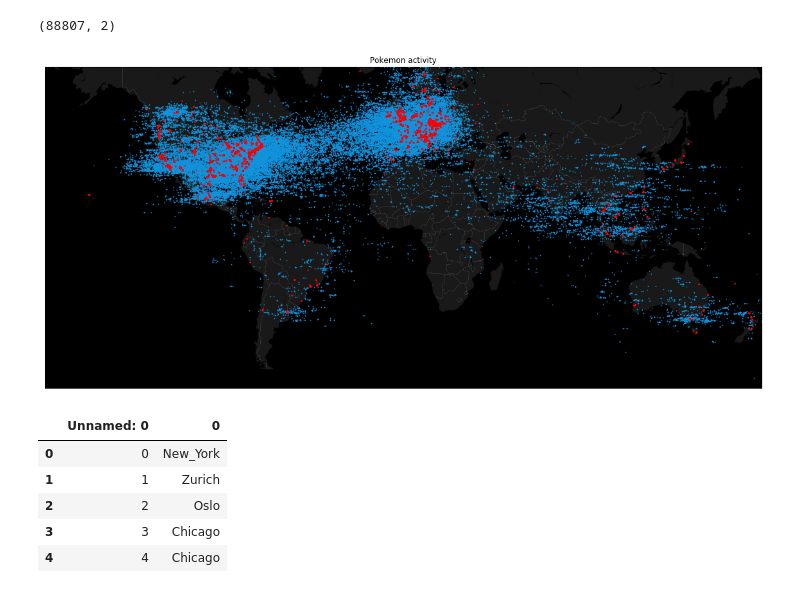
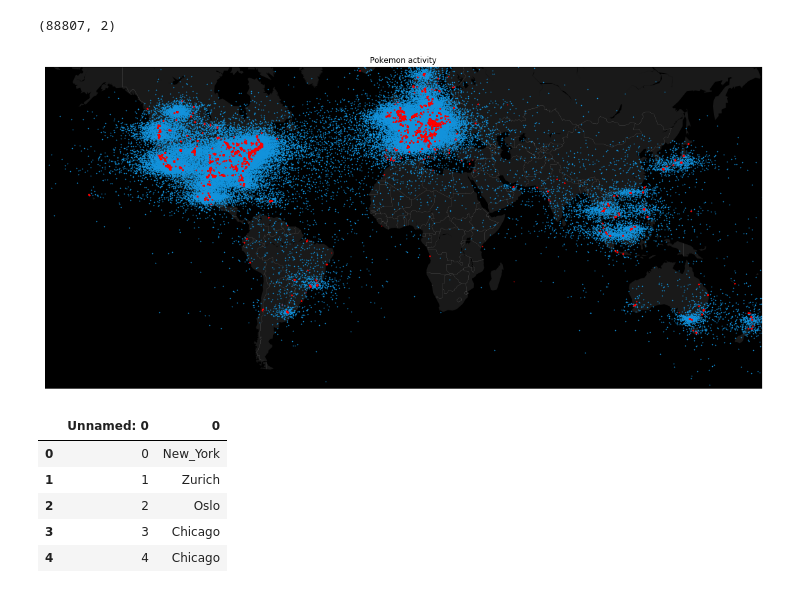
Before and after one commit to tingyuli96/pokemonCatch, a Jupyter notebook: FeatureExtraction/FeatureSelection-Tingyu.ipynb, the cells around one changed output. Saved outputs shown, nothing was run; the diff lists cells and outputs as text; code cells hidden in the pictures.

Commit message:
plot

```diff
--- a/FeatureExtraction/FeatureSelection-Tingyu.ipynb
+++ b/FeatureExtraction/FeatureSelection-Tingyu.ipynb
@@ -130,6 +130,9 @@ predict_latitude = pd.read_csv("../Result/predict_latitude.csv")
 predict_longitude = pd.read_csv("../Result/predict_longitude.csv")
 true_latitude = pd.read_csv("../Result/true_latitude.csv")
 true_longitude = pd.read_csv("../Result/true_longitude.csv")
+# %%
+predict_latitude_q = pd.read_csv("../Result/latitude_result.csv")
+predict_longitude_q = pd.read_csv("../Result/longitude_result.csv")
 # %%
 predict_latitude.head()
 # %% [output]
@@ -181,36 +184,37 @@ m1 = Basemap(projection='merc',
              urcrnrlat=65,
              llcrnrlon=-180,
              urcrnrlon=180,
              lat_ts=0,
              resolution='c')
 
 
 m1.fillcontinents(color='#191919',lake_color='#000000') # dark grey land, black lakes
 m1.drawmapboundary(fill_color='#000000')                # black background
 m1.drawcountries(linewidth=0.1, color="w")              # thin white line for country borders
 
 # Plot the data
 x, y = m1(predict_longitude['true longitude'].tolist(),predict_latitude['Predict_latitude'].tolist())
-# m2 = Basemap(projection='merc',
+# m2 = Basemap(cprojection='merc',
 #              llcrnrlat=-60,
 #              urcrnrlat=65,
 #              llcrnrlon=-180,
 #              urcrnrlon=180,
 #              lat_ts=0,
 #              resolution='c')
 
 
 # m2.fillcontinents(color='#191919',lake_color='#000000') # dark grey land, black lakes
 # m2.drawmapboundary(fill_color='#000000')                # black background
 # m2.drawcountries(linewidth=0.1, color="w")              # thin white line for country borders
 
 x_1,y_1 = m1(true_longitude['True_longitude'].tolist(),true_latitude['True_latitude'].tolist())
-m1.scatter(x,y, s=3, c="#1292db", lw=0, alpha=1, zorder=5)
+x_2,y_2 = m1(predict_longitude_q['0'].tolist(),predict_latitude_q['0'].tolist())
+m1.scatter(x_2,y_2, s=3, c="#1292db", lw=0, alpha=1, zorder=5)
 m1.scatter(x_1,y_1, s=3, c='r', lw=0,alpha=1,zorder=5)
 plt.title("Pokemon activity")
 plt.show()
 # %% [output]
-[figure, old version]
+[figure, new version]
 # %%
 true = pd.read_csv("../Result/city.csv")
 true.head()
```
Also changed, not shown: 1 other file.
